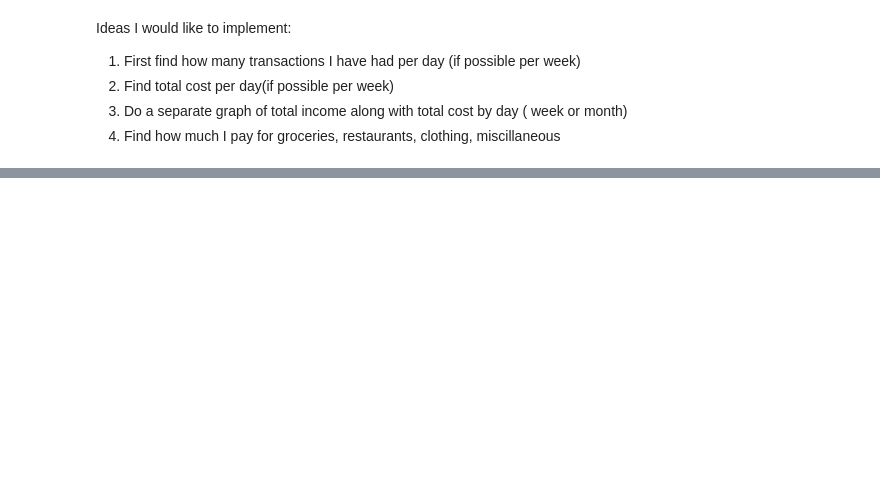
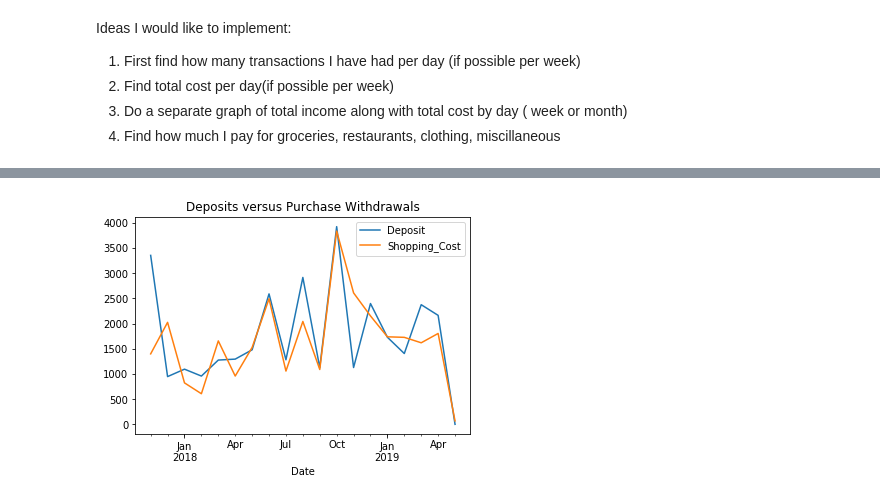
Before and after one commit to jeimee/DataGym, a Jupyter notebook: Financial_Data Analysis.ipynb, the cells around one changed output, grey strips where cells are left out. Cells and saved outputs as stored; diff of their text form; code cells hidden in the pictures; blank space fills up the shorter version.

```diff
--- a/Financial_Data Analysis.ipynb
+++ b/Financial_Data Analysis.ipynb
@@ -65,0 +45,10 @@ df
+# %%
+dep_sum = df.groupby('Month_Year')['Deposit'].sum()
+cost_sum = df.groupby('Month_Year')['Shopping_Cost'].sum()
+dep_sum.plot(legend=True)
+cost_sum.plot(legend=True)
+plt.title('Deposits versus Purchase Withdrawals')
+plt.xlabel('Date')
+plt.show()
+# %% [output]
+[figure, added]
```
Also changed, not shown: parts of 3 cells of this notebook, 10 other files.
